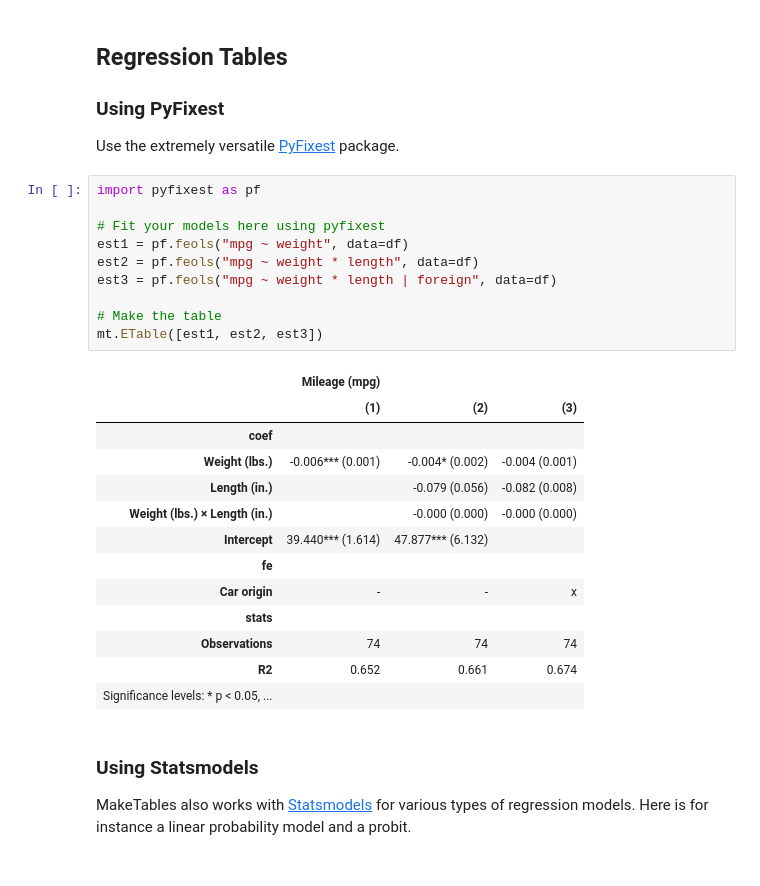
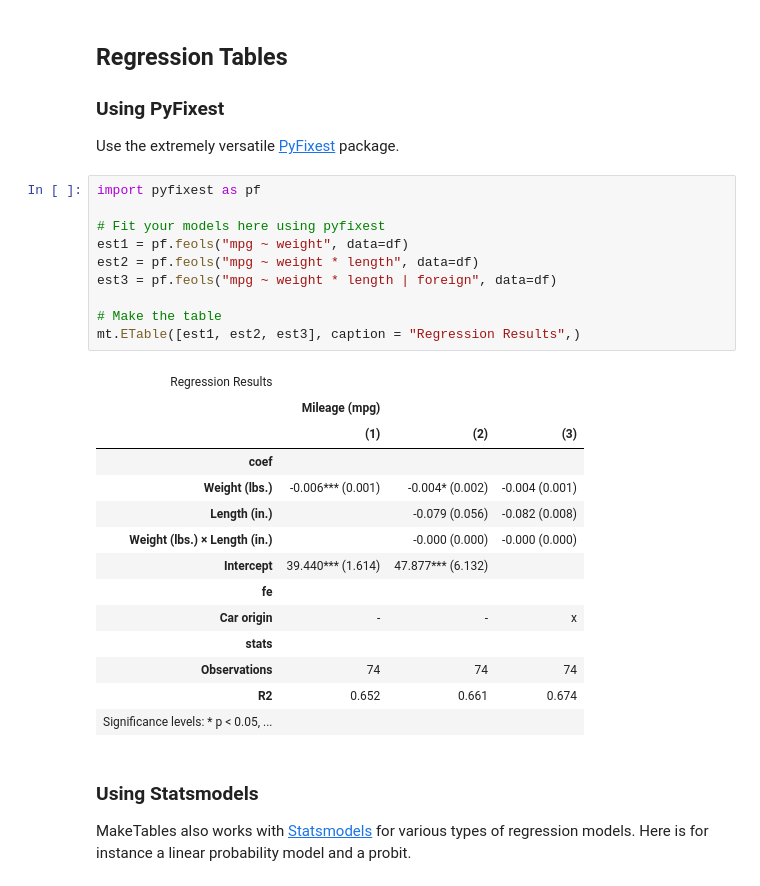
Before and after one commit to dsliwka/maketables, a Jupyter notebook: getting-started.ipynb, the cells around one changed output. Saved outputs shown, nothing was run; the diff lists cells and outputs as text.

```diff
--- a/getting-started.ipynb
+++ b/getting-started.ipynb
@@ -56,14 +58,15 @@ Use the extremely versatile [PyFixest](https://py-econometrics.github.io/pyfixes
 # %%
 import pyfixest as pf
 
 # Fit your models here using pyfixest
 est1 = pf.feols("mpg ~ weight", data=df)
 est2 = pf.feols("mpg ~ weight * length", data=df)
 est3 = pf.feols("mpg ~ weight * length | foreign", data=df)
 
 # Make the table
-mt.ETable([est1, est2, est3])
+mt.ETable([est1, est2, est3], caption = "Regression Results",)
 # %% [output]
+| Regression Results |  |  |  |
 |  | Mileage (mpg) |  |  |
 |  | (1) | (2) | (3) |
 | coef |  |  |  |
```
Also changed, not shown: parts of 3 cells of this notebook, 6 other files.
